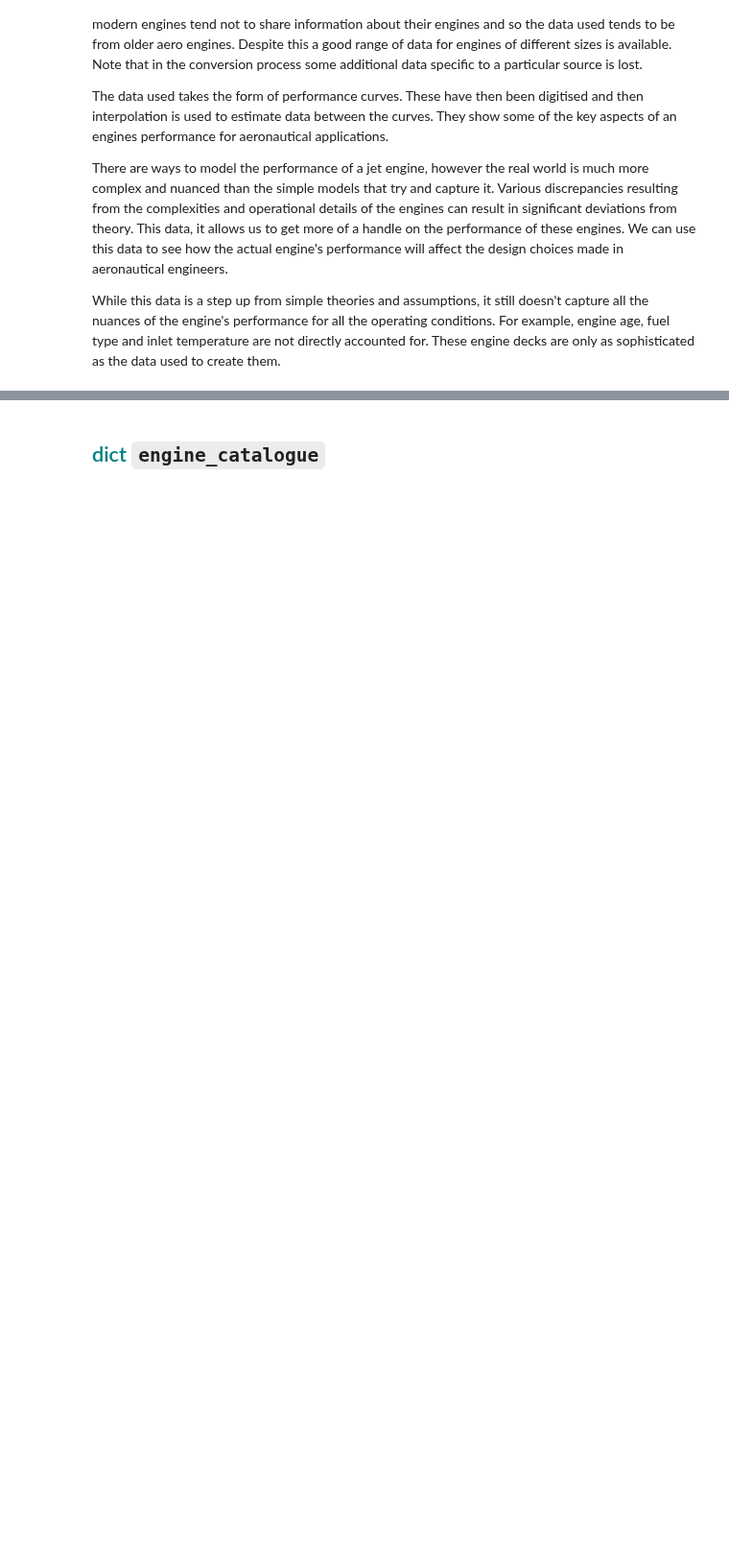
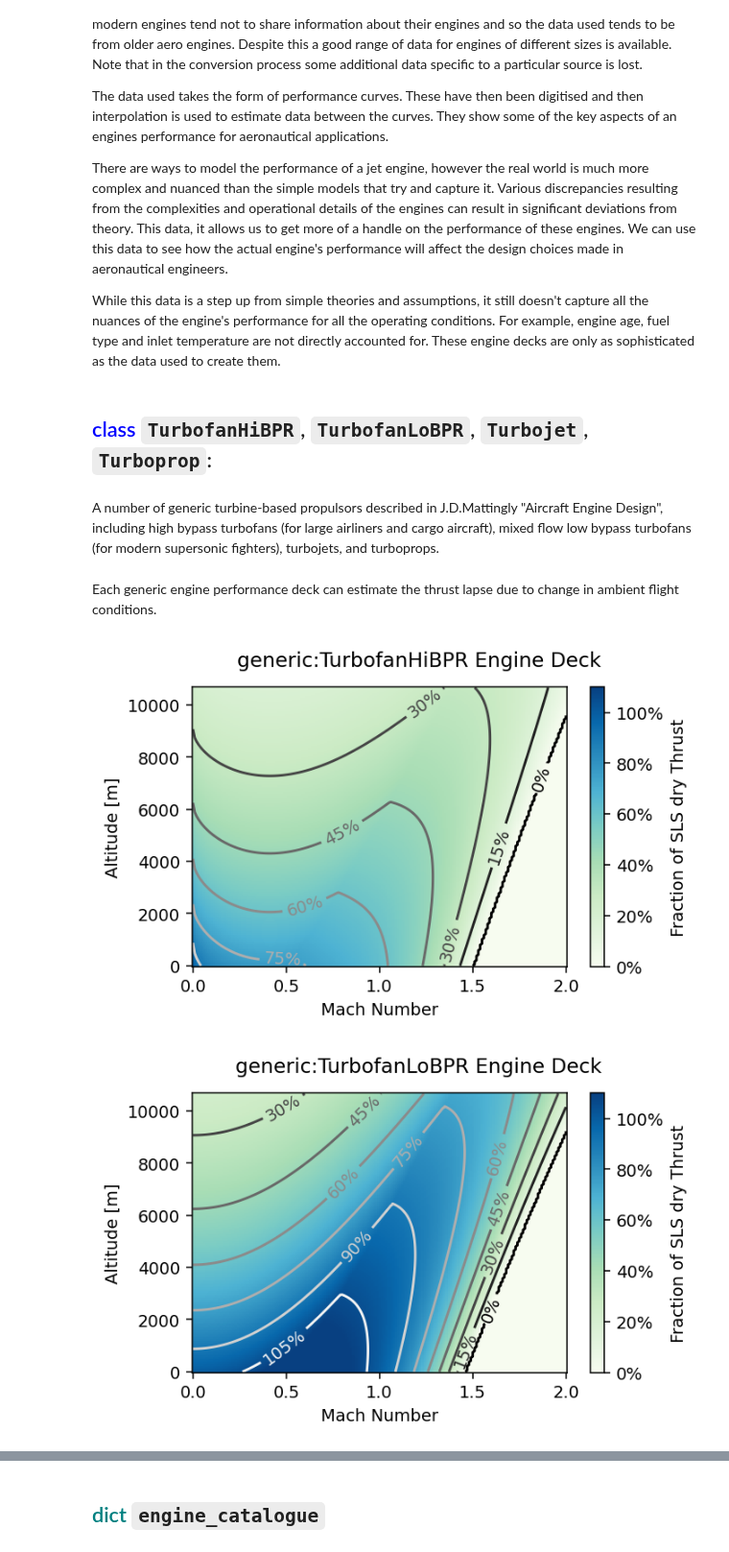
Before and after one commit to yaseen157/ADRpy, a Jupyter notebook: docs/ADRpy/notebooks/ADRpy models - Engine Decks.ipynb, the cells around one changed output, grey strips where cells are left out. Shown at 96% size. Drawn from its saved outputs; the diff is of its cells as text; code cells hidden in the pictures; blank space fills up the shorter version.

```diff
--- a/docs/ADRpy/notebooks/ADRpy models - Engine Decks.ipynb
+++ b/docs/ADRpy/notebooks/ADRpy models - Engine Decks.ipynb
@@ -12,3 +12,7 @@ The data used takes the form of performance curves. These have then been digitis
 There are ways to model the performance of a jet engine, however the real world is much more complex and nuanced than the simple models that try and capture it. Various discrepancies resulting from the complexities and operational details of the engines can result in significant deviations from theory. This data, it allows us to get more of a handle on the performance of these engines. We can use this data to see how the actual engine's performance will affect the design choices made in aeronautical engineers.
 
 While this data is a step up from simple theories and assumptions, it still doesn't capture all the nuances of the engine's performance for all the operating conditions. For example, engine age, fuel type and inlet temperature are not directly accounted for. These engine decks are only as sophisticated as the data used to create them.
+# %% [markdown]
+## <span style="color:blue">class</span> `TurbofanHiBPR`, `TurbofanLoBPR`, `Turbojet`, `Turboprop`:
+# %% [markdown]
+A number of generic turbine-based propulsors described in J.D.Mattingly "Aircraft Engine Design", including high bypass turbofans (for large airliners and cargo aircraft), mixed flow low bypass turbofans (for modern supersonic fighters), turbojets, and turboprops.
@@ -14,0 +21,37 @@ While this data is a step up from simple theories and assumptions, it still does
+# %% [markdown]
+Each generic engine performance deck can estimate the thrust lapse due to change in ambient flight conditions.
+# %%
+from matplotlib import pyplot as plt
+import numpy as np
+from ADRpy.unitconversions import feet2m
+
+
+def plot_thrustlapse(enginedeck):
+    # Generate plot data
+    machs = np.linspace(0, 2, 201)
+    altitudes = np.linspace(0, feet2m(35e3), 201)
+
+    X, Y = np.meshgrid(machs, altitudes)
+    Z = enginedeck.thrust(X, Y, norm=True)
+
+    # Make a plot with a 2D "heat map"
+    fig, ax = plt.subplots(dpi=140, figsize=(5, 3))
+    im = ax.pcolormesh(X, Y, Z, cmap="GnBu", vmin=0, vmax=1.1)
+    cs = ax.contour(X, Y, Z, cmap="binary_r", vmin=0, vmax=1.1)
+
+    # Plot labels
+    fig.suptitle(f"{enginedeck.name} Engine Deck")
+    fig.colorbar(im, ax=ax, label="Fraction of SLS dry Thrust", format=lambda x, _: f"{x:.0%}")
+    ax.clabel(cs, fmt=lambda x: f"{x:.0%}")
+    ax.set_xlabel("Mach Number")
+    ax.set_ylabel("Altitude [m]")
+
+    plt.show()
+    return
+
+# Plot the thrust lapse maps for all of Mattingly's turbomachines
+turbomachines = [TurbofanHiBPR, TurbofanLoBPR, Turbojet, Turboprop]
+_ = [plot_thrustlapse(enginedeck=x) for x in turbomachines]
+# %% [output]
+[figure, added]
+[figure, added]
```
Also changed, not shown: parts of 11 cells of this notebook, 3 other files.
